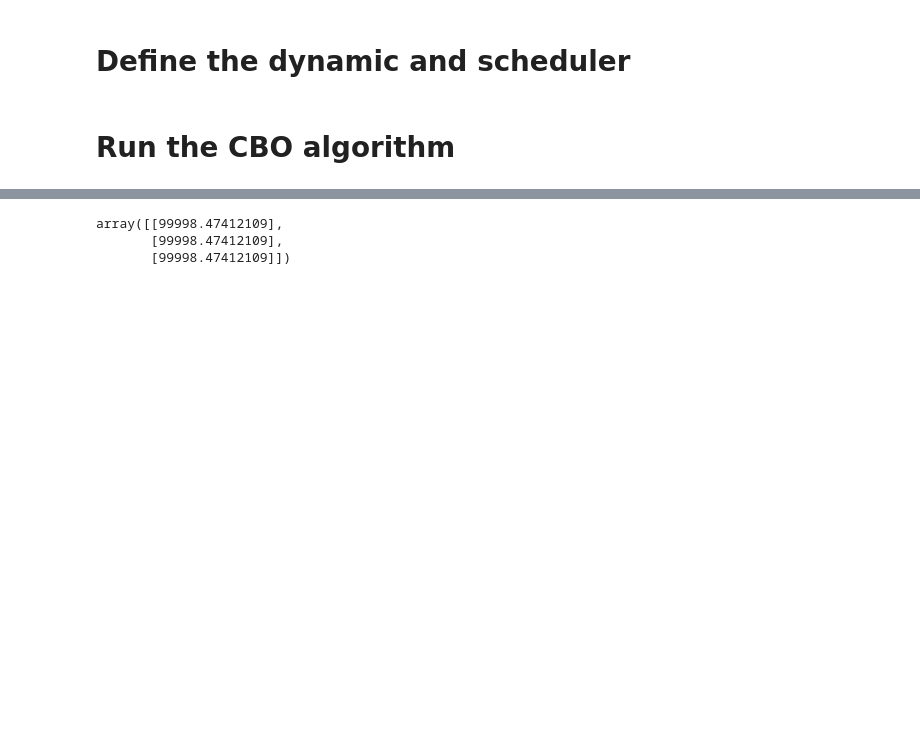
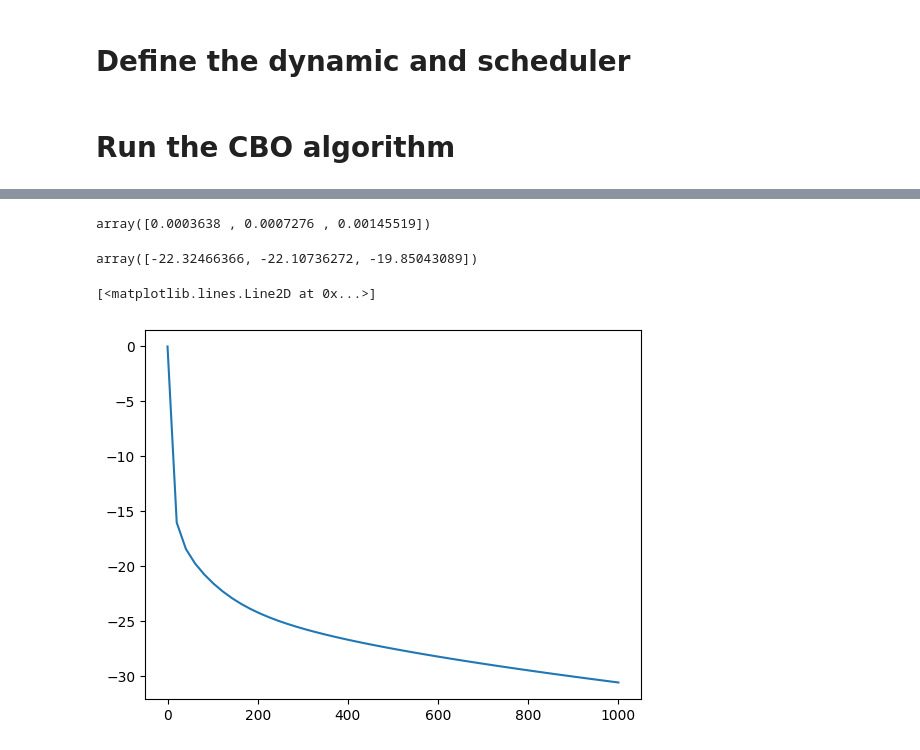
Before and after one commit to PdIPS/CBXpy, a Jupyter notebook: experiments/simple_example.ipynb, the cells around one changed output, grey strips where cells are left out. Saved outputs shown, nothing was run; the diff lists cells and outputs as text; code cells hidden in the pictures; blank space fills up the shorter version.

Commit message:
Fixed ESS scheduler and eta default value

```diff
--- a/experiments/simple_example.ipynb
+++ b/experiments/simple_example.ipynb
@@ -70,6 +67,18 @@ array([[ 0.00048745,  0.00013478],
 # %%
-dyn.alpha
+cbx.scheduler.bisection_solve(gap, 0*np.ones(3,), 100000000*np.ones(3,))
 # %% [output]
-array([[99998.47412109],
-       [99998.47412109],
-       [99998.47412109]])
+array([0.0003638 , 0.0007276 , 0.00145519])
+# %%
+gap(100000*np.ones(3,))
+# %% [output]
+array([-22.32466366, -22.10736272, -19.85043089])
+# %%
+gap = cbx.scheduler.eff_sample_size_gap(dyn.energy, 1.)
+b = []
+g = np.linspace(0,1000)
+for a in g:
+    b.append(gap(np.ones(3,)*a)[0])
+plt.plot(g,b)
+# %% [output]
+[<matplotlib.lines.Line2D at 0x...>]
+[figure, added]
```
Also changed, not shown: parts of 4 cells of this notebook, 2 other files.
